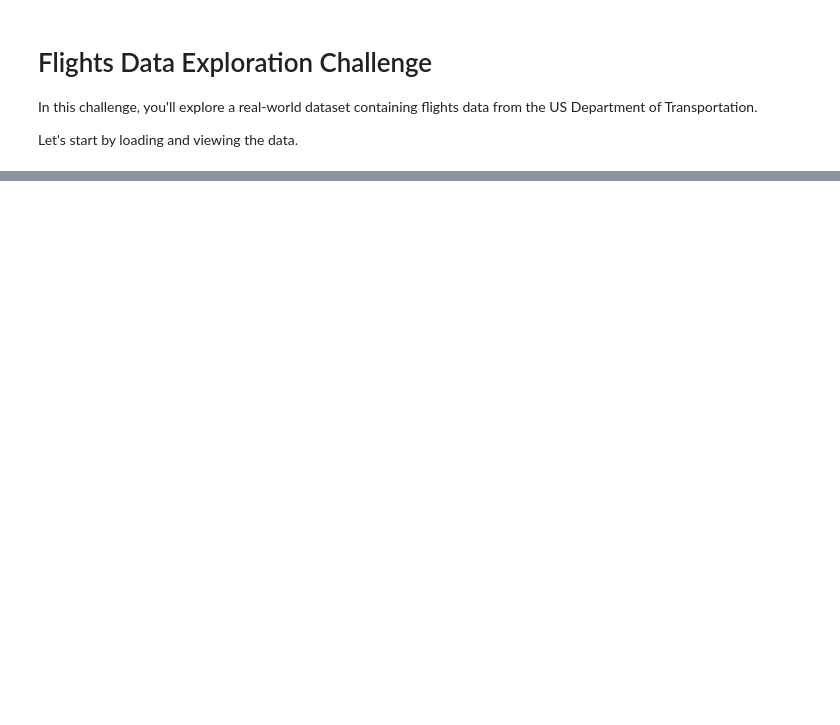
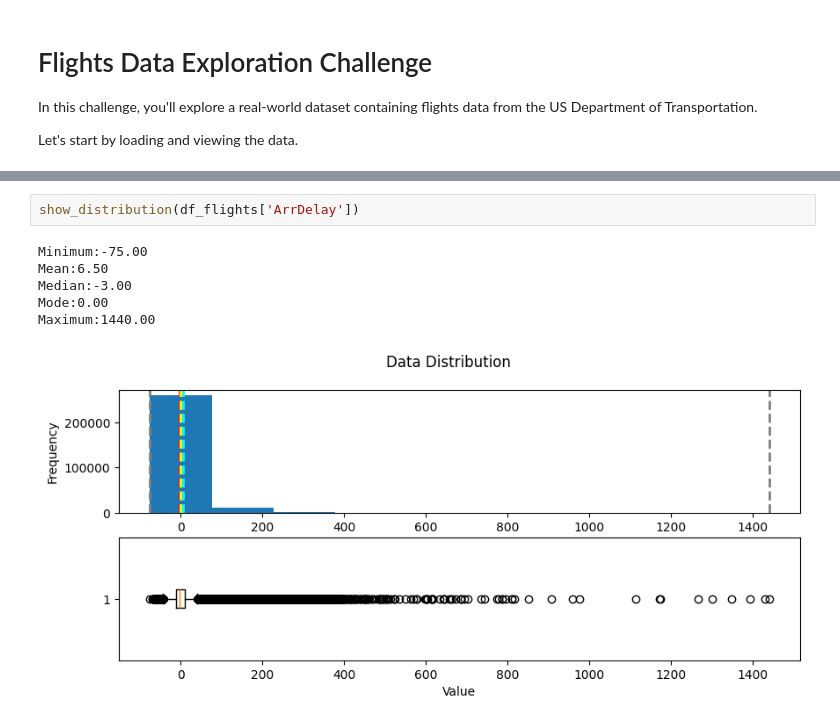
Before and after one commit to jarviscanada/jarvis_data_eng_AhmedAmer, a Jupyter notebook: python_data_analytics/python_data_wrangling/flights_challenge.ipynb, the cells around one changed output, grey strips where cells are left out. Drawn from its saved outputs; the diff is of its cells as text; blank space fills up the shorter version.

```diff
--- a/python_data_analytics/python_data_wrangling/flights_challenge.ipynb
+++ b/python_data_analytics/python_data_wrangling/flights_challenge.ipynb
@@ -57,0 +177,9 @@ Add markdown and code cells as required to create your solution.
+# %%
+show_distribution(df_flights['ArrDelay'])
+# %% [output]
+Minimum:-75.00
+Mean:6.50
+Median:-3.00
+Mode:0.00
+Maximum:1440.00
+[figure, added]
```
Also changed, not shown: parts of 11 cells of this notebook, 1 other file.
